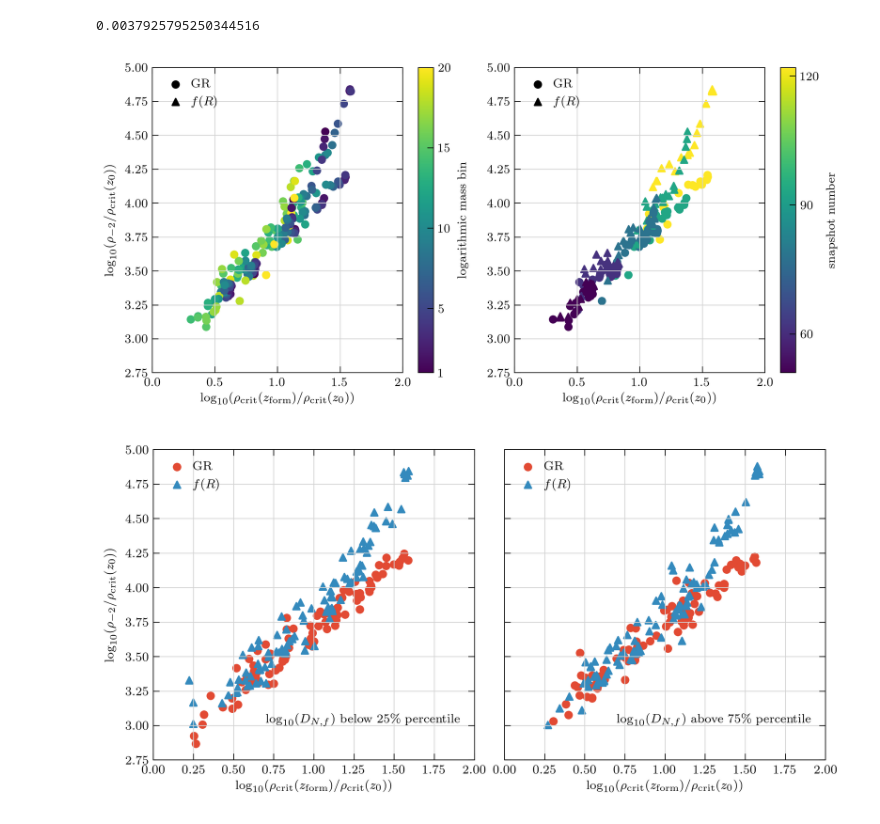
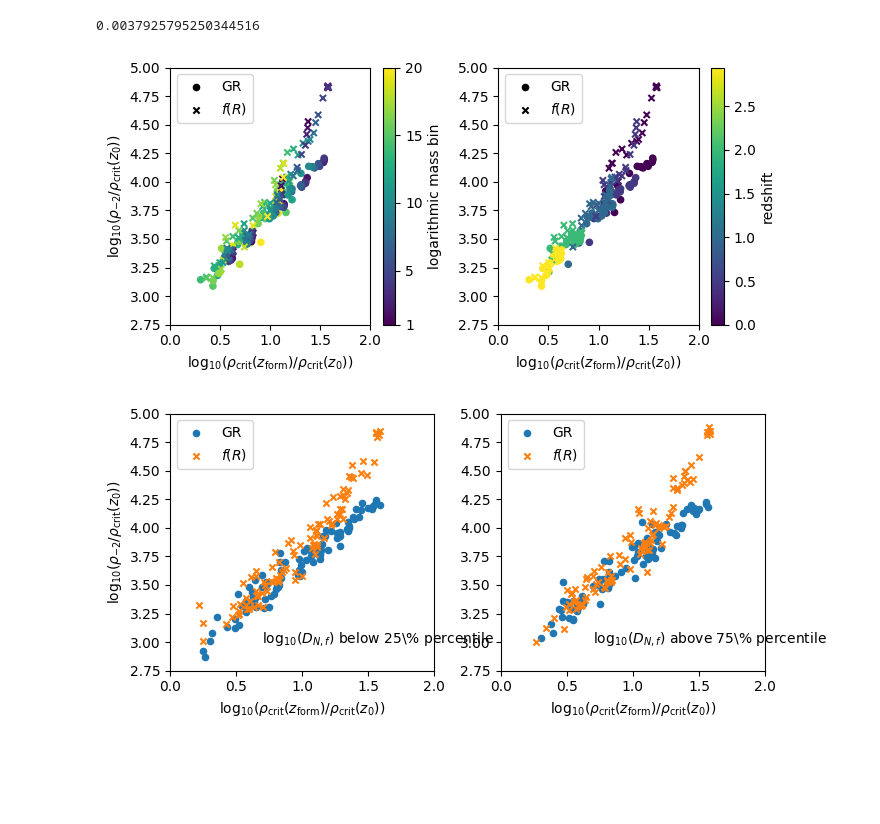
Before and after one commit to oleskiewicz/hbtp, a Jupyter notebook: relation.ipynb, the cells around one changed output. Drawn from its saved outputs; the diff is of its cells as text; code cells hidden in the pictures; blank space fills up the shorter version.

```diff
--- a/relation.ipynb
+++ b/relation.ipynb
@@ -7,7 +7,7 @@ import matplotlib
 
 %matplotlib inline
 # %%
-plt.style.use('paper')
+# plt.style.use('paper')
 # %%
 grav = 'GR_b64n512'
 NFW_f = 0.02
@@ -60,7 +78,7 @@ _d = d[
 ]
 
 ax[0].scatter(x=_d['rho_f'], y=_d['rho_s'], marker='o', c=_d['bin'], s=20, label=None)
-ax[1].scatter(x=_d['rho_f'], y=_d['rho_s'], marker='o', c=_d['snap'], s=20, label=None)
+ax[1].scatter(x=_d['rho_f'], y=_d['rho_s'], marker='o', c=_d['z'], s=20, label=None)
 
 _d = d[
     (d['grav'] == 'fr6_b64n512') &
@@ -69,15 +87,15 @@ _d = d[
 ]
 
 fig.colorbar(
-    ax[0].scatter(x=_d['rho_f'], y=_d['rho_s'], marker='o', c=_d['bin'], s=20, label=None),
+    ax[0].scatter(x=_d['rho_f'], y=_d['rho_s'], marker='x', c=_d['bin'], s=20, label=None),
     label=r'logarithmic mass bin',
-    ticks=[1, 5, 10, 15, 20],
+    ticks=[1, 5, 10, 15, 20, ],
     ax=ax[0],
 )
 fig.colorbar(
-    ax[1].scatter(x=_d['rho_f'], y=_d['rho_s'], marker='^', c=_d['snap'], s=20, label=None),
-    label=r'snapshot number',
-    ticks=[60, 90, 120],
+    ax[1].scatter(x=_d['rho_f'], y=_d['rho_s'], marker='x', c=_d['z'], s=20, label=None),
+    label=r'redshift',
+    ticks=[0.0, 0.5, 1.0, 1.5, 2.0, 2.5, ],
     ax=ax[1],
 )
 
@@ -88,16 +106,16 @@ for a in ax:
     a.set_xlim((0.0, 2.0))
     a.set_ylim((2.75, 5))
     a.scatter([], [], c='k', s=20, marker='o', label=r'GR')
-    a.scatter([], [], c='k', s=20, marker='^', label=r'$f(R)$')
+    a.scatter([], [], c='k', s=20, marker='x', label=r'$f(R)$')
     a.legend()
 
 fig.tight_layout()
 
 # fig.savefig('./plots/rhorho_all.pdf')
 # %% [output]
-[figure, old version]
+[figure, new version]
 # %%
-fig, ax = plt.subplots(nrows=1, ncols=2, sharey=True, figsize=(6.8, 3.4))
+fig, ax = plt.subplots(nrows=1, ncols=2, figsize=(7.0, 3.4))
 # fig.suptitle(r"$rs_{f}=%.2f, f=%.2f$" % (rs_f, NFW_f))
 
 d = pd.read_csv("./under.csv").dropna()
@@ -110,35 +128,36 @@ d[
     (d['grav'] == 'fr6_b64n512') &
     (d['f'] == NFW_f) &
     (d['rs_f'] == rs_f)
-].plot(ax=ax[0], kind='scatter', x='rho_f', y='rho_s', marker='^', c='C1', label=r'$f(R)$')
+].plot(ax=ax[0], kind='scatter', x='rho_f', y='rho_s', marker='x', c='C1', label=r'$f(R)$')
 ax[0].text(0.7, 3.0, r"$\log_{10}(D_{N,f})$ below 25\% percentile")
 
 d = pd.read_csv("./over.csv").dropna()
 d[
     (d['grav'] == 'GR_b64n512') &
     (d['f'] == NFW_f) &
     (d['rs_f'] == rs_f)
 ].plot(ax=ax[1], kind='scatter', x='rho_f', y='rho_s', marker='o', c='C0', label='GR')
 d[
     (d['grav'] == 'fr6_b64n512') &
     (d['f'] == NFW_f) &
     (d['rs_f'] == rs_f)
-].plot(ax=ax[1], kind='scatter', x='rho_f', y='rho_s', marker='^', c='C1', label=r'$f(R)$')
+].plot(ax=ax[1], kind='scatter', x='rho_f', y='rho_s', marker='x', c='C1', label=r'$f(R)$')
 ax[1].text(0.7, 3.0, r"$\log_{10}(D_{N,f})$ above 75\% percentile")
 
 # ax.plot(np.linspace(0, 2), f_0(np.linspace(0, 2), np.log10(400)), label='C=400', c='C2')
 # ax.plot(np.linspace(0, 2), f_0(np.linspace(0, 2), *popt_0), label='C=%d' % 10**popt_0[0], c='C3')
 # ax.plot(np.linspace(0, 2), f_1(np.linspace(0, 2), *popt_1), label='ax+b', c='C2')
 
 for a in ax:
     a.set_xlim((0.0, 2.0))
     a.set_ylim((2.75, 5.0))
     a.set_xlabel(r"$\log_{10}(\rho_{\mathrm{crit}}(z_{\mathrm{form}}) / \rho_{\mathrm{crit}}(z_{0}))$")
-    a.set_ylabel(r"$\log_{10}(\rho_{-2} / \rho_{\mathrm{crit}}(z_{0}))$")
+ax[0].set_ylabel(r"$\log_{10}(\rho_{-2} / \rho_{\mathrm{crit}}(z_{0}))$")
+ax[1].set_ylabel("")
 
 fig.tight_layout()
 
 # plt.savefig("./plots/rhorho_cut_bydnf.pdf")
 # %% [output]
-[figure, old version]
+[figure, new version]
 # %%
```
Also changed, not shown: parts of 6 cells of this notebook, 1 other file.
